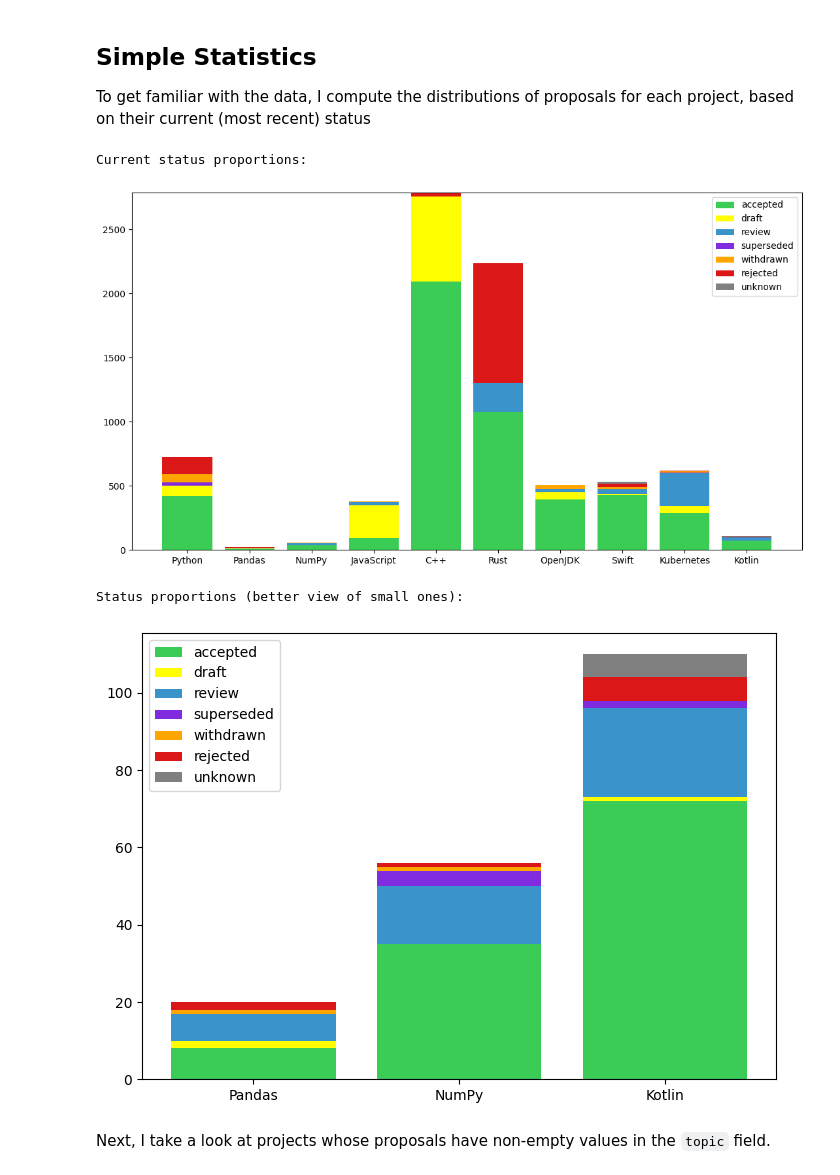
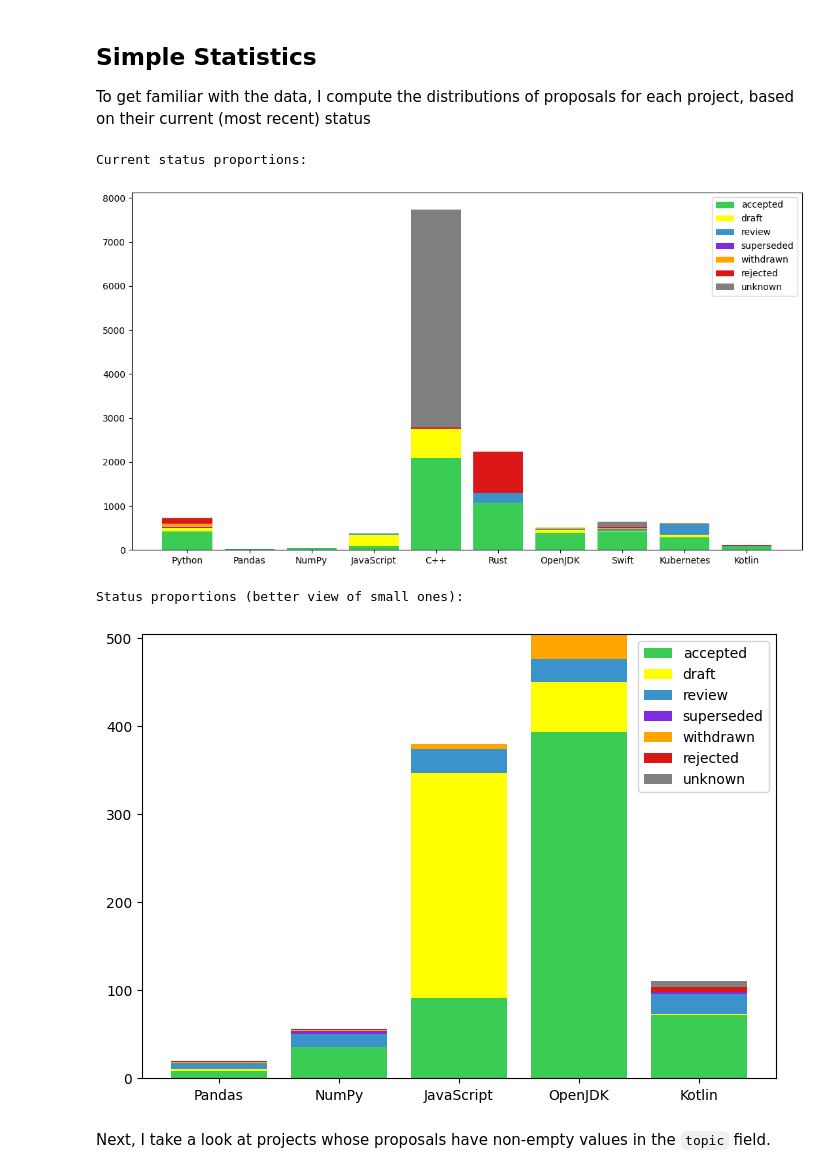
Before and after one commit to StijnRis/cse3000-sep, a Jupyter notebook: rq4-nep-jep/analysis.ipynb, the cells around one changed output. Cells and saved outputs as stored; diff of their text form; code cells hidden in the pictures.

```diff
--- a/rq4-nep-jep/analysis.ipynb
+++ b/rq4-nep-jep/analysis.ipynb
@@ -94,14 +102,20 @@ def proposal_latest_status(proj_id: int, prop_id: str) -> tuple[datetime, Normal
   return res._tuple()
 
 """
+Automatically maps missing status to unknown
+"""
+def proposal_current_status(proj_id: int, prop_id: str) -> NormalisedStatus:
+  latest_stat = proposal_latest_status(proj_id, prop_id)
+  return NormalisedStatus.unknown if latest_stat is None else latest_stat[1]
+
+"""
 Counts the occurrences of each status in a list of proposals
 """
 def status_counts(proposal_ids: list[tuple[int, str]]) -> Counter[NormalisedStatus]:
   status_counts: Counter[NormalisedStatus] = Counter()
   for proj_id, prop_id in proposal_ids:
-    latest_status = proposal_latest_status(proj_id, prop_id)
-    if latest_status:
-      status_counts[latest_status[1]] += 1
+    latest_status = proposal_current_status(proj_id, prop_id)
+    status_counts[latest_status] += 1
   # status_stats[project.enhancement_proposal_name] = status_counts
   return status_counts
 
@@ -133,25 +147,25 @@ def bar_statuses_for_projects(project_ids: Iterable[int]) -> list[int]:
 # %%
 project_ids = projects.keys()
 
 print('Current status proportions:')
 
 _ = plt.figure(figsize=(11,6))
 bar_sizes = bar_statuses_for_projects(project_ids)
 _ = plt.legend([stat.value for stat in NormalisedStatus])
 show_and_save('stat_bar')
 
 print('Status proportions (better view of small ones):')
 
 max_size = max(bar_sizes)
 _ = plt.figure(figsize=(7,5))
-_ = bar_statuses_for_projects([p_id for i, p_id in enumerate(project_ids) if bar_sizes[i] * 10 < max_size])
+_ = bar_statuses_for_projects([p_id for i, p_id in enumerate(project_ids) if bar_sizes[i] * 15 < max_size])
 _ = plt.legend([stat.value for stat in NormalisedStatus])
 show_and_save('stat_bar_small')
 # %% [output]
 Current status proportions:
-[figure, old version]
+[figure, new version]
 Status proportions (better view of small ones):
-[figure, old version]
+[figure, new version]
 # %% [markdown]
 Next, I take a look at projects whose proposals have non-empty values in the `topic` field.
 # %%
```
Also changed, not shown: parts of 31 cells of this notebook, 43 other files.
